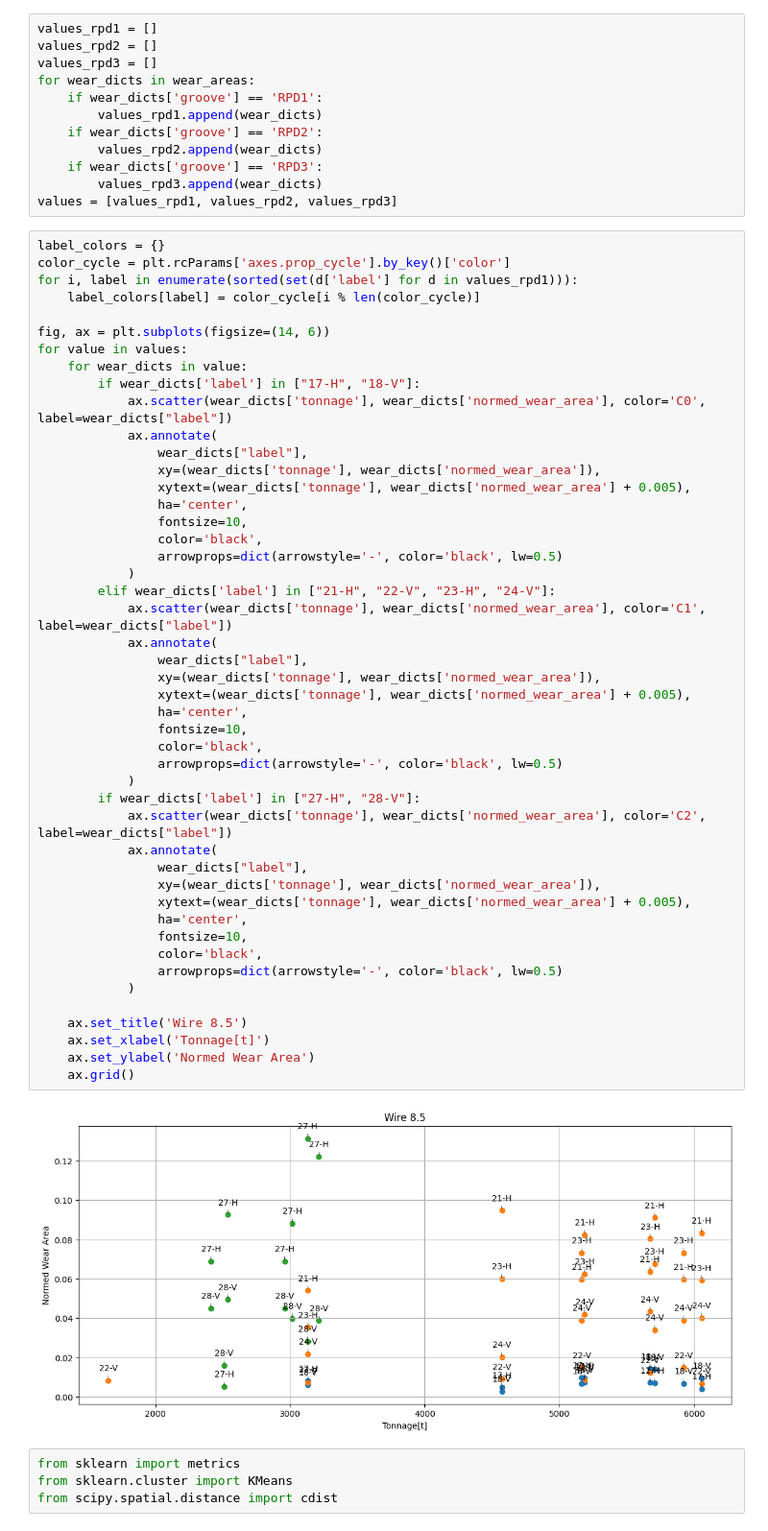
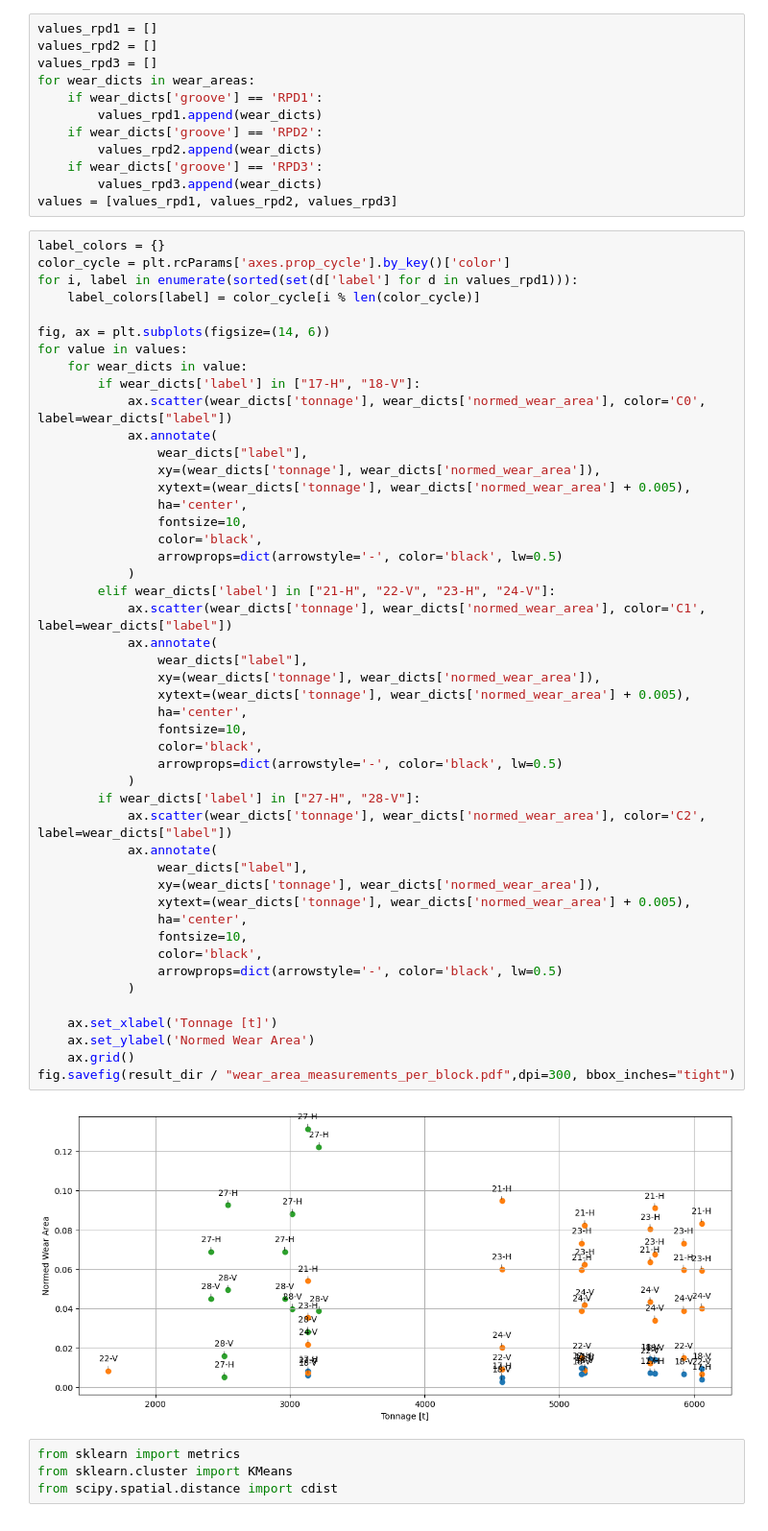
Before and after one commit to ChRen95/phd-thesis-fitting-wear-coefficient, a Jupyter notebook: data-analysis.ipynb, the cells around one changed output. Shown at 96% size. Saved outputs shown, nothing was run; the diff lists cells and outputs as text.

Commit message:
added images

```diff
--- a/data-analysis.ipynb
+++ b/data-analysis.ipynb
@@ -171,36 +171,36 @@ for value in values:
                 fontsize=10,
                 color='black',
                 arrowprops=dict(arrowstyle='-', color='black', lw=0.5)
             )
         elif wear_dicts['label'] in ["21-H", "22-V", "23-H", "24-V"]:
             ax.scatter(wear_dicts['tonnage'], wear_dicts['normed_wear_area'], color='C1', label=wear_dicts["label"])
             ax.annotate(
                 wear_dicts["label"],
                 xy=(wear_dicts['tonnage'], wear_dicts['normed_wear_area']),
                 xytext=(wear_dicts['tonnage'], wear_dicts['normed_wear_area'] + 0.005),
                 ha='center',
                 fontsize=10,
                 color='black',
                 arrowprops=dict(arrowstyle='-', color='black', lw=0.5)
             )
         if wear_dicts['label'] in ["27-H", "28-V"]:
             ax.scatter(wear_dicts['tonnage'], wear_dicts['normed_wear_area'], color='C2', label=wear_dicts["label"])
             ax.annotate(
                 wear_dicts["label"],
                 xy=(wear_dicts['tonnage'], wear_dicts['normed_wear_area']),
                 xytext=(wear_dicts['tonnage'], wear_dicts['normed_wear_area'] + 0.005),
                 ha='center',
                 fontsize=10,
                 color='black',
                 arrowprops=dict(arrowstyle='-', color='black', lw=0.5)
             )
 
-    ax.set_title('Wire 8.5')
-    ax.set_xlabel('Tonnage[t]')
+    ax.set_xlabel('Tonnage [t]')
     ax.set_ylabel('Normed Wear Area')
     ax.grid()
+fig.savefig(result_dir / "wear_area_measurements_per_block.pdf",dpi=300, bbox_inches="tight")
 # %% [output]
-[figure, old version]
+[figure, new version]
 # %%
 from sklearn import metrics
 from sklearn.cluster import KMeans
```
Also changed, not shown: parts of 1 cell of this notebook, 3 other files.
